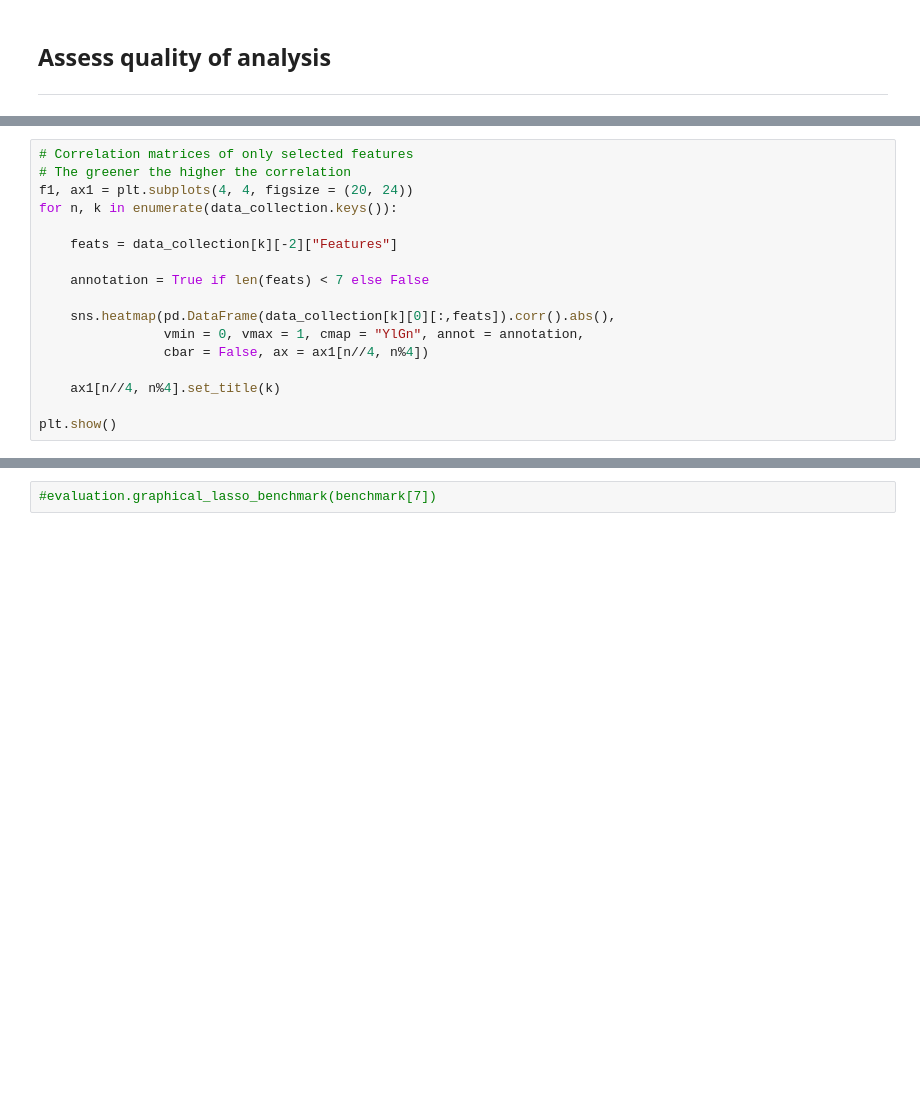
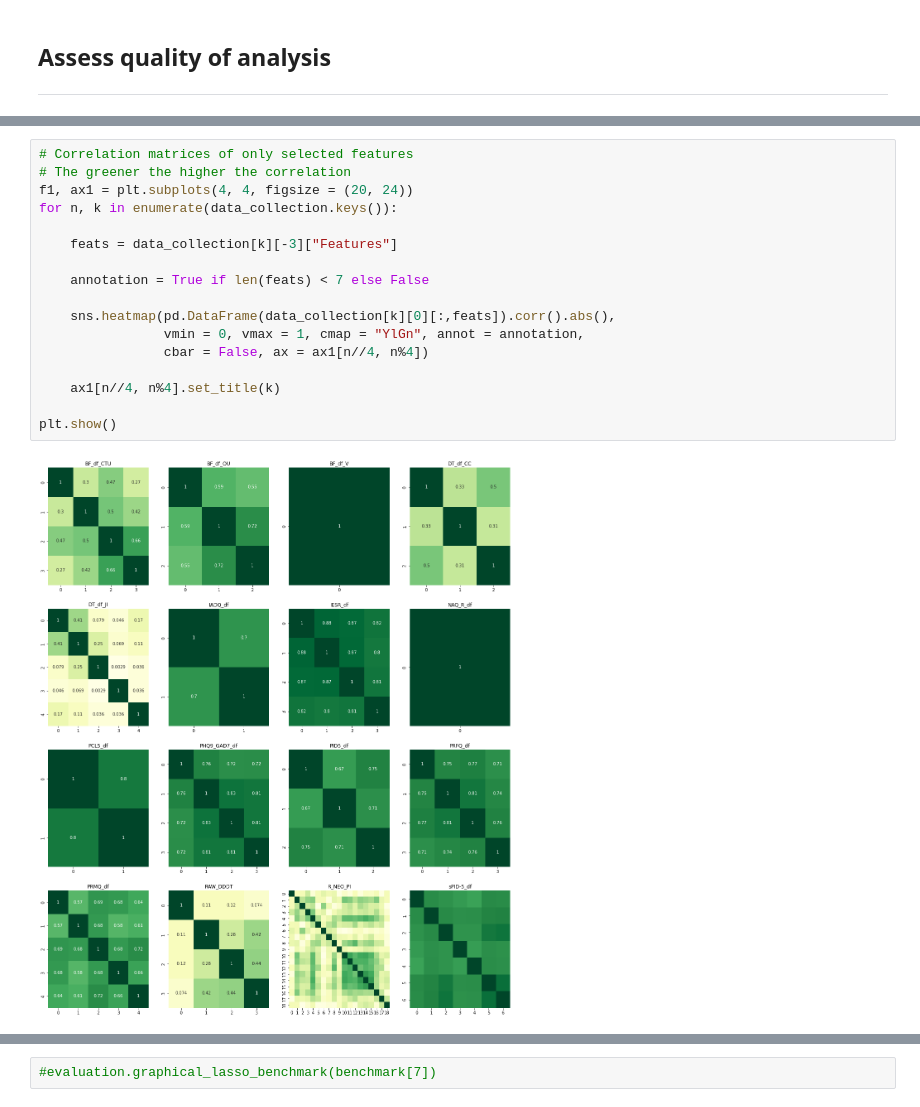
Before and after one commit to MattiaBrocco/Model-agnostic-feature-selection, a Jupyter notebook: CBSD Project MB.ipynb, the cells around one changed output, grey strips where cells are left out. Saved outputs shown, nothing was run; the diff lists cells and outputs as text; blank space fills up the shorter version.

```diff
--- a/CBSD Project MB.ipynb
+++ b/CBSD Project MB.ipynb
@@ -320,20 +324,22 @@ plt.show()
 # %%
 # Correlation matrices of only selected features
 # The greener the higher the correlation
 f1, ax1 = plt.subplots(4, 4, figsize = (20, 24))
 for n, k in enumerate(data_collection.keys()):
 
-    feats = data_collection[k][-2]["Features"]
+    feats = data_collection[k][-3]["Features"]
 
     annotation = True if len(feats) < 7 else False
 
     sns.heatmap(pd.DataFrame(data_collection[k][0][:,feats]).corr().abs(),
                 vmin = 0, vmax = 1, cmap = "YlGn", annot = annotation,
                 cbar = False, ax = ax1[n//4, n%4])
 
     ax1[n//4, n%4].set_title(k)
 
 plt.show()
+# %% [output]
+[figure, added]
 # %%
 benchmark = evaluation.lasso_benchmark(data_collection)
 
```
Also changed, not shown: parts of 8 cells of this notebook, 2 other files.
